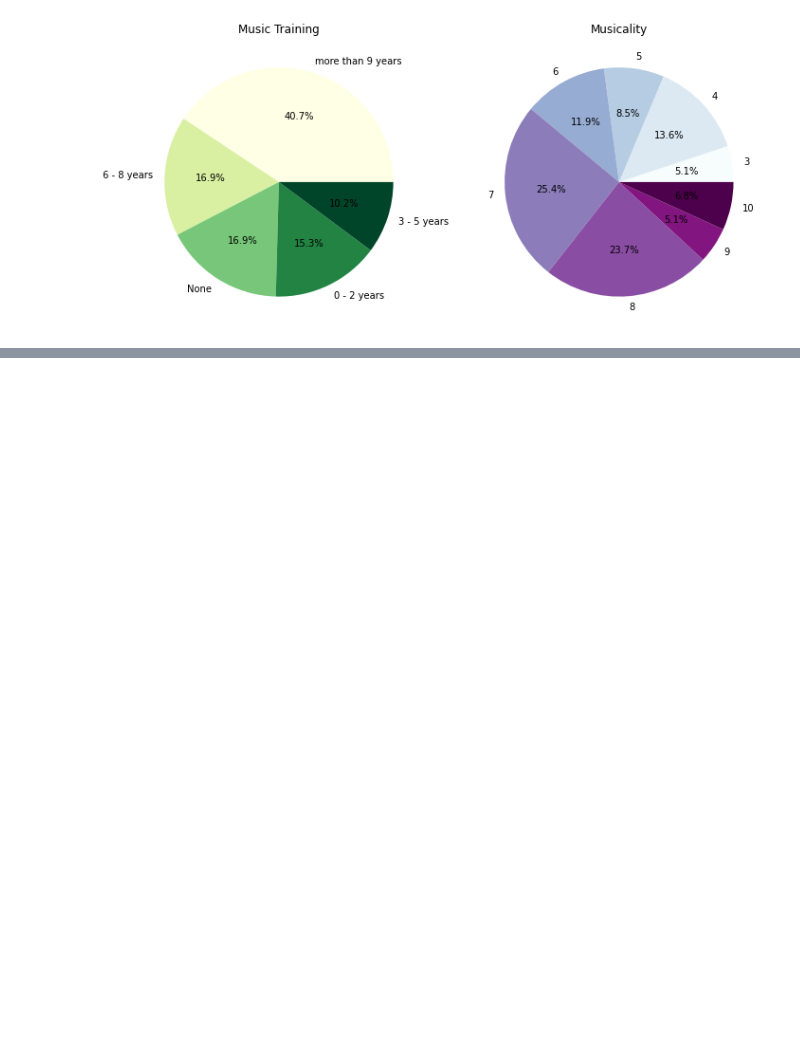
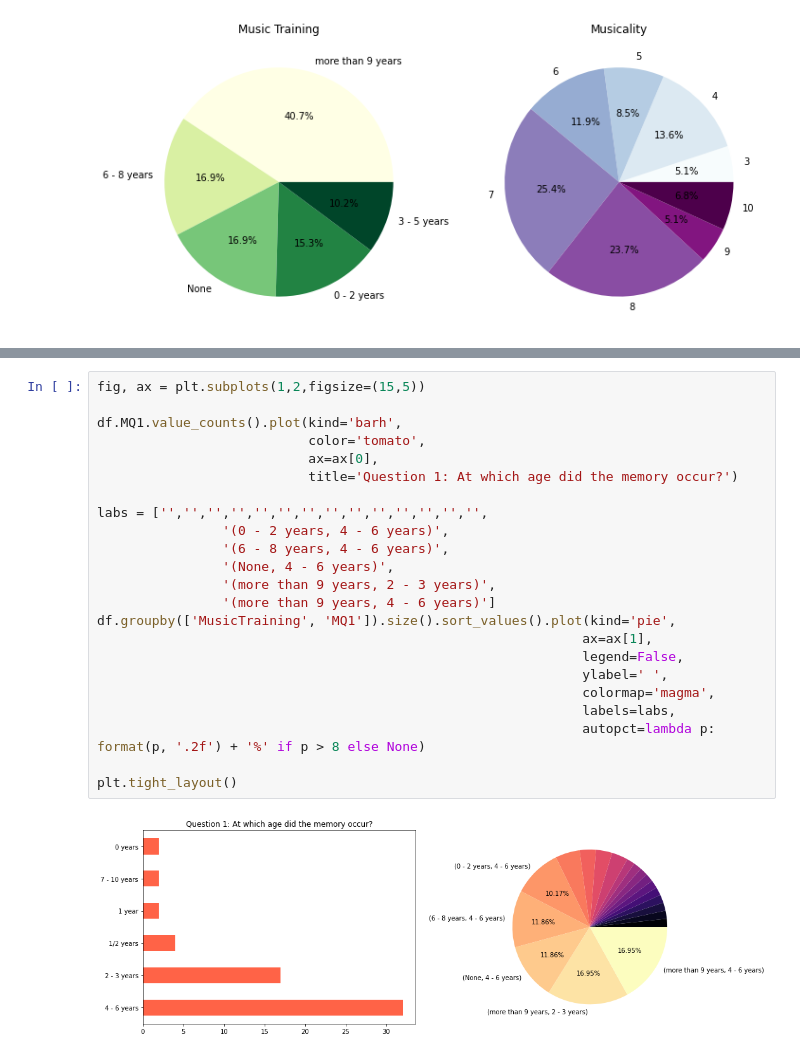
Before and after one commit to lennartnicolas/mpc-presentation, a Jupyter notebook: MPC Study Presentation.ipynb, the cells around one changed output, grey strips where cells are left out. Saved outputs shown, nothing was run; the diff lists cells and outputs as text; blank space fills up the shorter version.

```diff
--- a/MPC Study Presentation.ipynb
+++ b/MPC Study Presentation.ipynb
@@ -132,0 +138,25 @@ From the results we can obtain a strong relationship between the rating of the m
+# %%
+fig, ax = plt.subplots(1,2,figsize=(15,5))
+
+df.MQ1.value_counts().plot(kind='barh',
+                           color='tomato',
+                           ax=ax[0],
+                           title='Question 1: At which age did the memory occur?')
+
+labs = ['','','','','','','','','','','','','','',
+                '(0 - 2 years, 4 - 6 years)',
+                '(6 - 8 years, 4 - 6 years)',
+                '(None, 4 - 6 years)',
+                '(more than 9 years, 2 - 3 years)',
+                '(more than 9 years, 4 - 6 years)']
+df.groupby(['MusicTraining', 'MQ1']).size().sort_values().plot(kind='pie',
+                                                              ax=ax[1],
+                                                              legend=False,
+                                                              ylabel=' ',
+                                                              colormap='magma',
+                                                              labels=labs,
+                                                              autopct=lambda p: format(p, '.2f') + '%' if p > 8 else None)
+
+plt.tight_layout()
+# %% [output]
+[figure, added]
```
Also changed, not shown: parts of 25 cells of this notebook.
